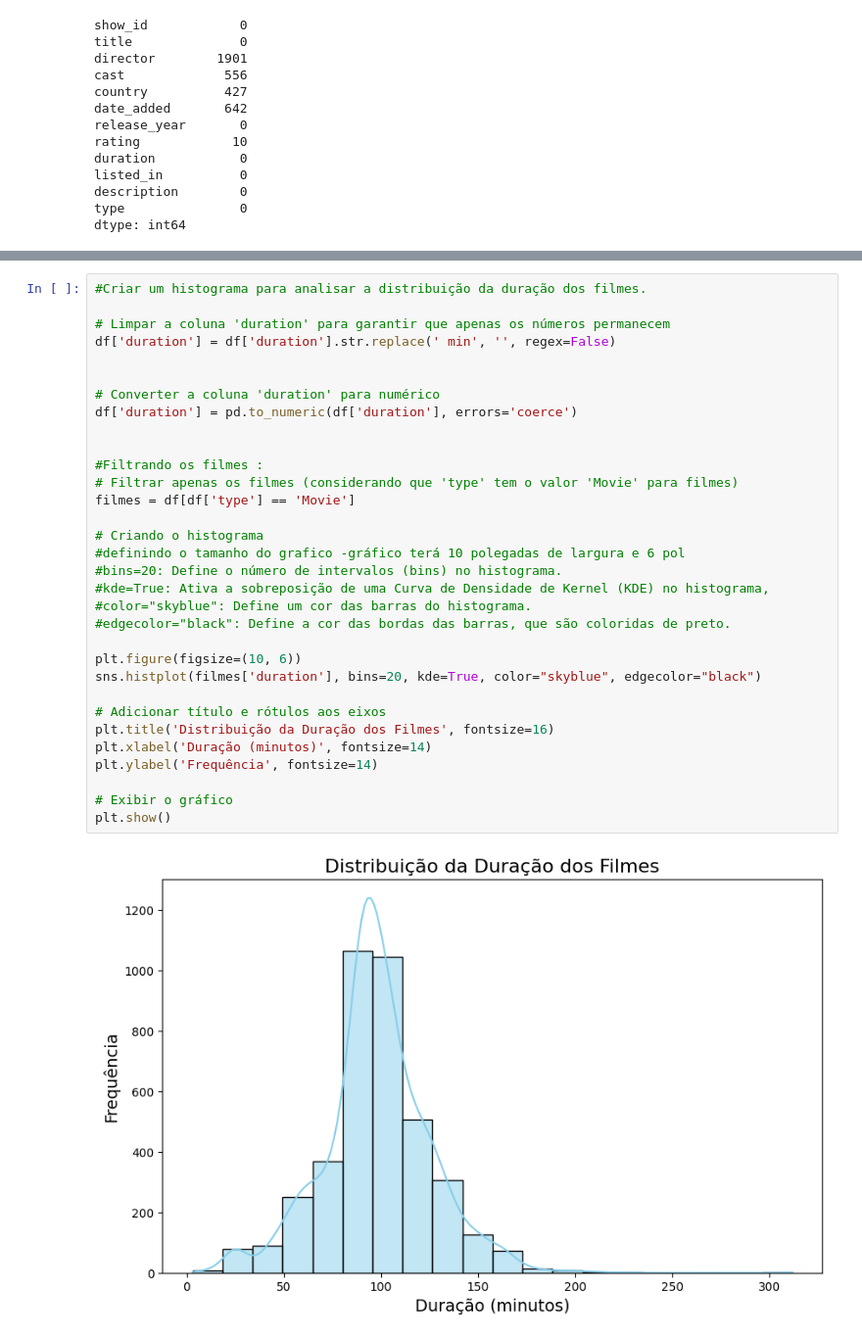
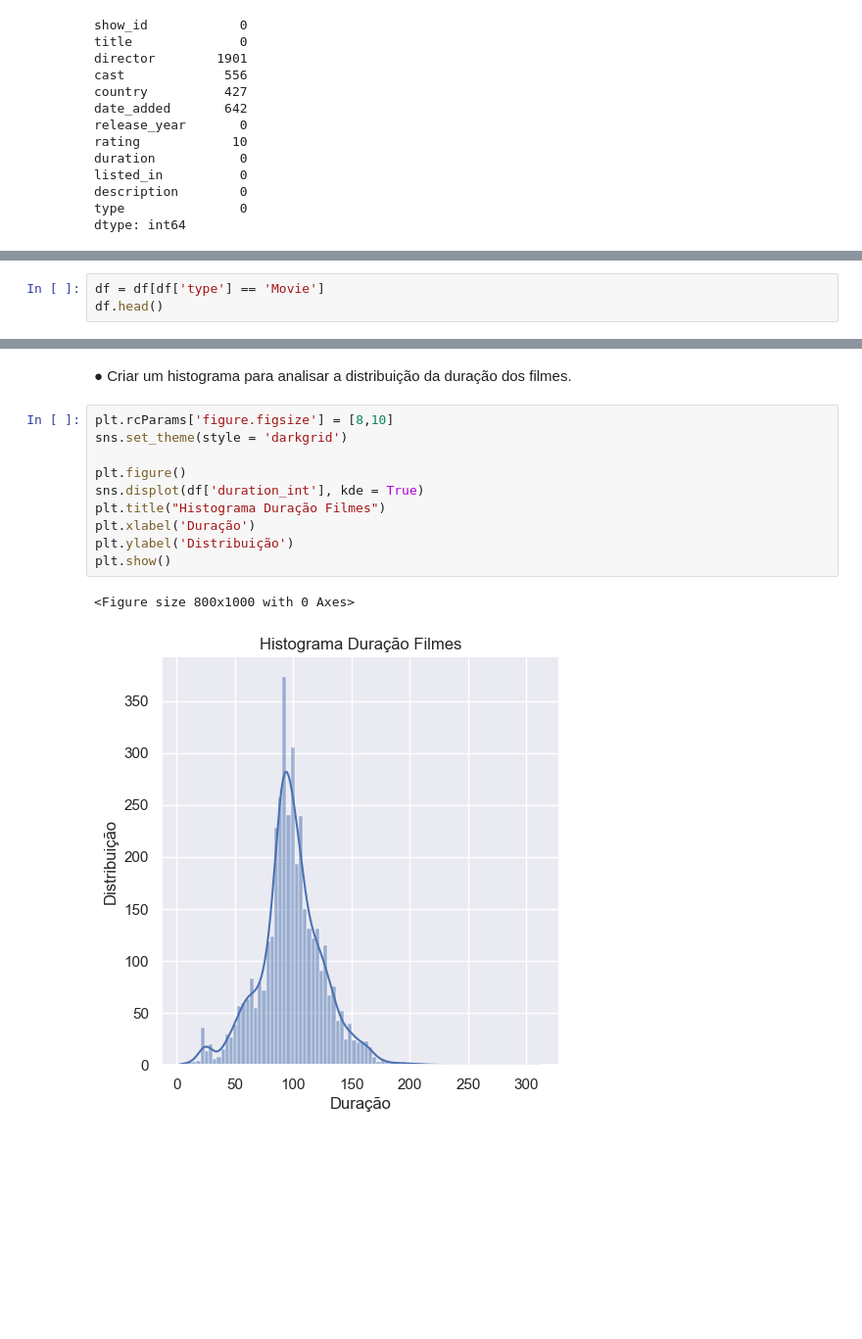
Before and after one commit to bellabrandoni/LocalizaDataAnlytics-Womakers, a Jupyter notebook: Estatisitica com Python- Frequências e Medidas/Desafio/Challenge - Frequências e Medidas.ipynb, the cells around one changed output, grey strips where cells are left out. Shown at 98% size. Drawn from its saved outputs; the diff is of its cells as text; blank space fills up the shorter version.

```diff
--- a/Estatisitica com Python- Frequências e Medidas/Desafio/Challenge - Frequências e Medidas.ipynb
+++ b/Estatisitica com Python- Frequências e Medidas/Desafio/Challenge - Frequências e Medidas.ipynb
@@ -149,0 +154,3 @@ Genero mais frequente: Movie
+# %%
+df = df[df['type'] == 'Movie']
+df.head()
@@ -246,34 +256,17 @@ Passing `palette` without assigning `hue` is deprecated and will be removed in v
-# %%
-#Criar um histograma para analisar a distribuição da duração dos filmes.
-
-# Limpar a coluna 'duration' para garantir que apenas os números permanecem
-df['duration'] = df['duration'].str.replace(' min', '', regex=False)
-
-
-# Converter a coluna 'duration' para numérico
-df['duration'] = pd.to_numeric(df['duration'], errors='coerce')
-
-
-#Filtrando os filmes :
-# Filtrar apenas os filmes (considerando que 'type' tem o valor 'Movie' para filmes)
-filmes = df[df['type'] == 'Movie']
-
-# Criando o histograma
-#definindo o tamanho do grafico -gráfico terá 10 polegadas de largura e 6 pol
-#bins=20: Define o número de intervalos (bins) no histograma.
-#kde=True: Ativa a sobreposição de uma Curva de Densidade de Kernel (KDE) no histograma,
-#color="skyblue": Define um cor das barras do histograma.
-#edgecolor="black": Define a cor das bordas das barras, que são coloridas de preto.
-
-plt.figure(figsize=(10, 6))
-sns.histplot(filmes['duration'], bins=20, kde=True, color="skyblue", edgecolor="black")
-
-# Adicionar título e rótulos aos eixos
-plt.title('Distribuição da Duração dos Filmes', fontsize=16)
-plt.xlabel('Duração (minutos)', fontsize=14)
-plt.ylabel('Frequência', fontsize=14)
-
-# Exibir o gráfico
-plt.show()
-# %% [output]
-[figure, removed]
+# %% [markdown]
+
+● Criar um histograma para analisar a distribuição da duração dos
+filmes.
+# %%
+plt.rcParams['figure.figsize'] = [8,10]
+sns.set_theme(style = 'darkgrid')
+
+plt.figure()
+sns.displot(df['duration_int'], kde = True)
+plt.title("Histograma Duração Filmes")
+plt.xlabel('Duração')
+plt.ylabel('Distribuição')
+plt.show()
+# %% [output]
+<Figure size 800x1000 with 0 Axes>
+[figure, added]
```
Also changed, not shown: parts of 17 cells of this notebook.
